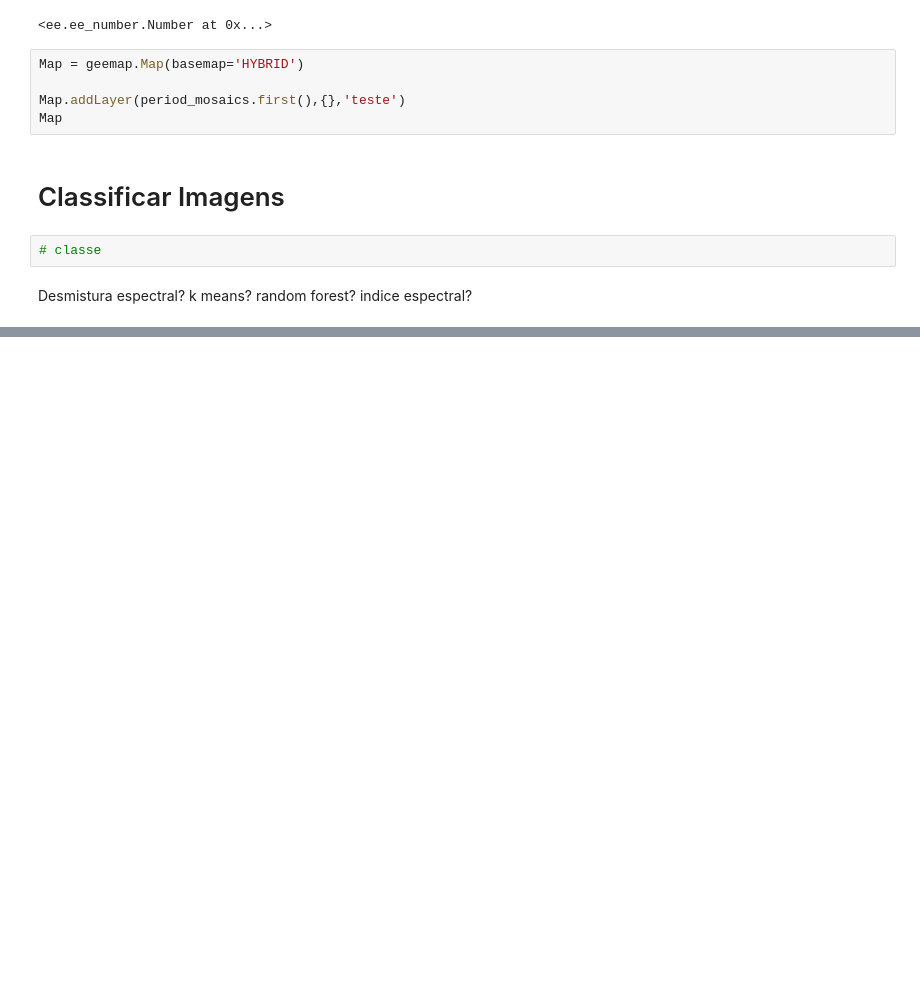
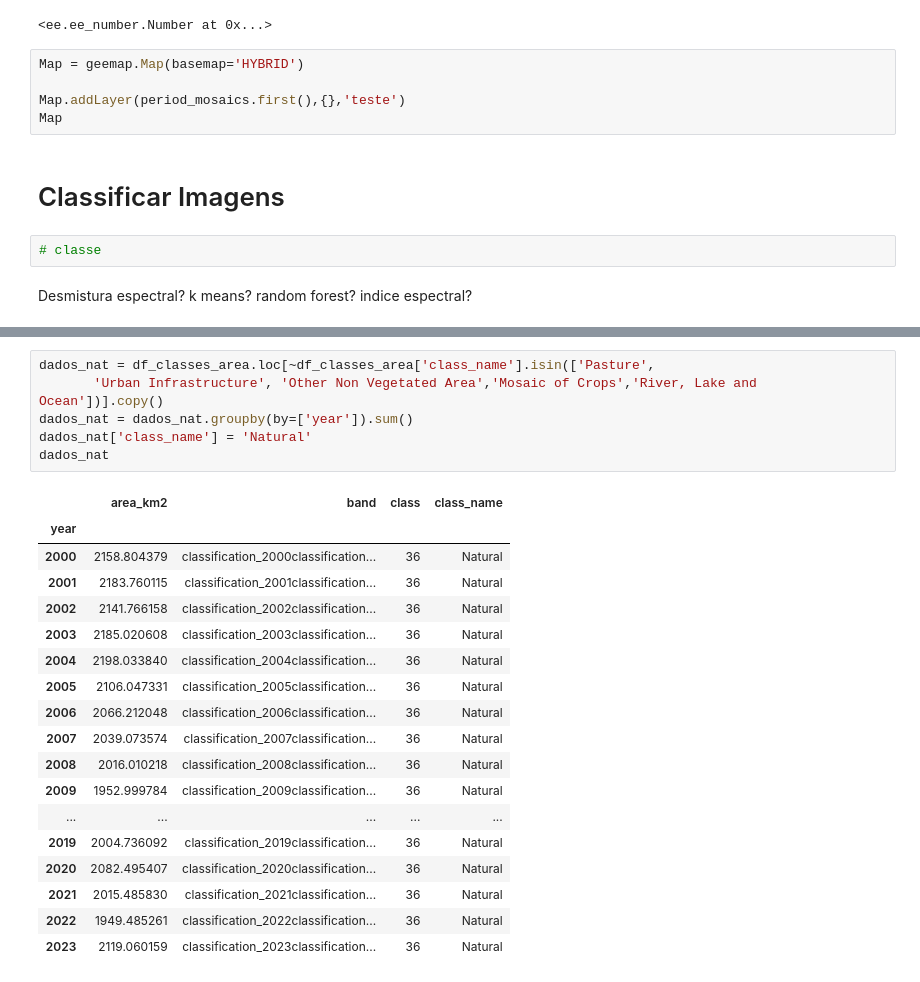
Before and after one commit to larissavaladao/py6s_harmonize_sample, a Jupyter notebook: 5. parameters_by_period/7.land_cover_time_series.ipynb, the cells around one changed output, grey strips where cells are left out. Drawn from its saved outputs; the diff is of its cells as text; blank space fills up the shorter version.

```diff
--- a/5. parameters_by_period/7.land_cover_time_series.ipynb
+++ b/5. parameters_by_period/7.land_cover_time_series.ipynb
@@ -172,0 +230,25 @@ Desmistura espectral? k means? random forest? indice espectral?
+# %%
+dados_nat = df_classes_area.loc[~df_classes_area['class_name'].isin(['Pasture',
+       'Urban Infrastructure', 'Other Non Vegetated Area','Mosaic of Crops','River, Lake and Ocean'])].copy()
+dados_nat = dados_nat.groupby(by=['year']).sum()
+dados_nat['class_name'] = 'Natural'
+dados_nat
+# %% [output]
+|  | area_km2 | band | class | class_name |
+| year |  |  |  |  |
+| 2000 | 2158.804379 | classification_2000classification... | 36 | Natural |
+| 2001 | 2183.760115 | classification_2001classification... | 36 | Natural |
+| 2002 | 2141.766158 | classification_2002classification... | 36 | Natural |
+| 2003 | 2185.020608 | classification_2003classification... | 36 | Natural |
+| 2004 | 2198.033840 | classification_2004classification... | 36 | Natural |
+| 2005 | 2106.047331 | classification_2005classification... | 36 | Natural |
+| 2006 | 2066.212048 | classification_2006classification... | 36 | Natural |
+| 2007 | 2039.073574 | classification_2007classification... | 36 | Natural |
+| 2008 | 2016.010218 | classification_2008classification... | 36 | Natural |
+| 2009 | 1952.999784 | classification_2009classification... | 36 | Natural |
+| ... | ... | ... | ... | ... |
+| 2019 | 2004.736092 | classification_2019classification... | 36 | Natural |
+| 2020 | 2082.495407 | classification_2020classification... | 36 | Natural |
+| 2021 | 2015.485830 | classification_2021classification... | 36 | Natural |
+| 2022 | 1949.485261 | classification_2022classification... | 36 | Natural |
+| 2023 | 2119.060159 | classification_2023classification... | 36 | Natural |
```
Also changed, not shown: parts of 7 cells of this notebook.
